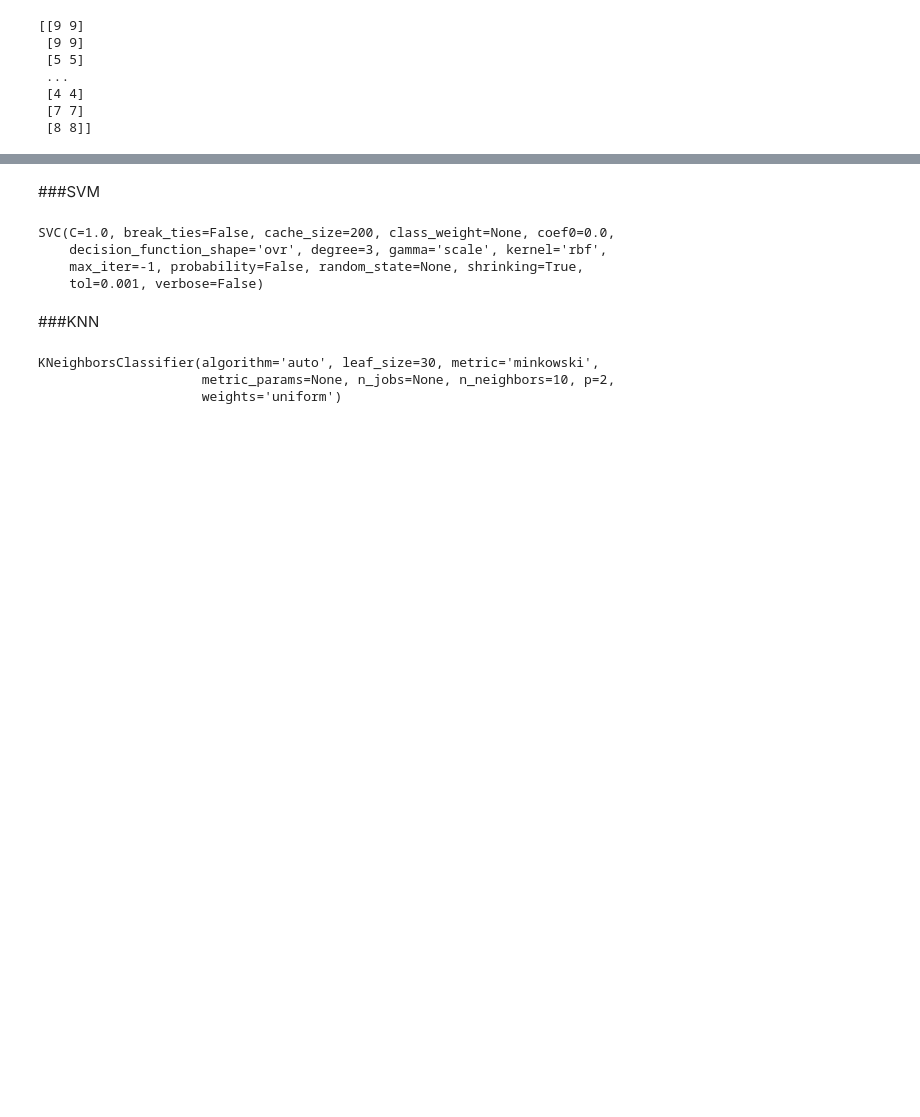
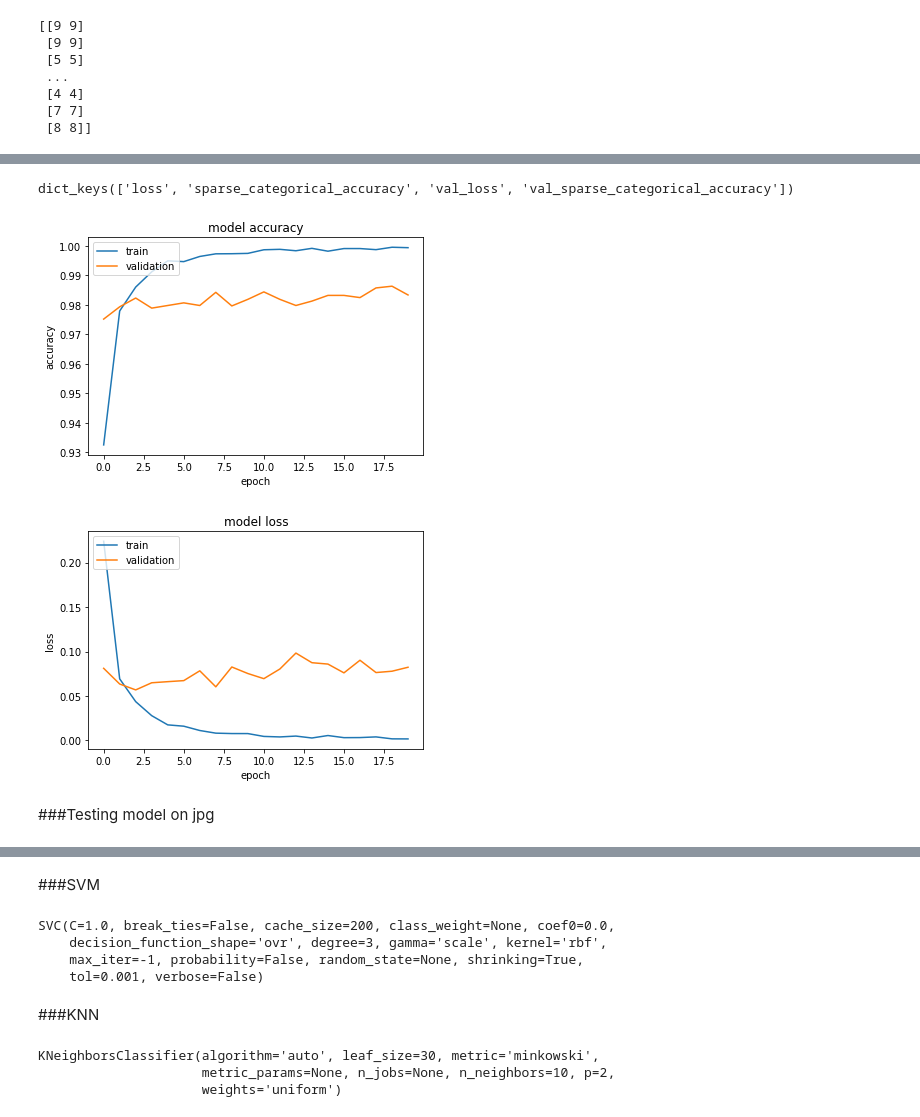
Before and after one commit to ShubhamSaini01/Kaggle, a Jupyter notebook: DigitRecognizer.ipynb, the cells around one changed output, grey strips where cells are left out. Cells and saved outputs as stored; diff of their text form; code cells hidden in the pictures; blank space fills up the shorter version.

```diff
--- a/DigitRecognizer.ipynb
+++ b/DigitRecognizer.ipynb
@@ -96,9 +85,9 @@ cnn = tf.keras.models.Sequential()
 cnn.add(tf.keras.layers.Conv2D(filters = 32, kernel_size = 3, activation = 'relu', input_shape = [28,28,1]))
 cnn.add(tf.keras.layers.MaxPool2D(pool_size=2, strides=2))
 cnn.add(tf.keras.layers.Flatten())
-cnn.add(tf.keras.layers.Dense(units=64,activation='relu'))
+cnn.add(tf.keras.layers.Dense(units=128, activation='leaky_relu'))
 cnn.add(tf.keras.layers.Dense(units=10, activation = 'softmax'))
 cnn.compile(optimizer = 'adam', loss = 'sparse_categorical_crossentropy', metrics = ['sparse_categorical_accuracy'])
-cnn.fit(x = X_train, y = y_train, validation_split = 0.2, batch_size=32, epochs = 20)
+history = cnn.fit(x = X_train, y = y_train, validation_split = 0.2, batch_size=32, epochs = 20)
 # %% [output]
 Epoch 1/20
@@ -187,0 +164,25 @@ OSError: ignored
+# %%
+print(history.history.keys())
+# %% [output]
+dict_keys(['loss', 'sparse_categorical_accuracy', 'val_loss', 'val_sparse_categorical_accuracy'])
+# %%
+plt.plot(history.history['sparse_categorical_accuracy'])
+plt.plot(history.history['val_sparse_categorical_accuracy'])
+plt.title('model accuracy')
+plt.ylabel('accuracy')
+plt.xlabel('epoch')
+plt.legend(['train', 'validation'], loc='upper left')
+plt.show()
+# summarize history for loss
+plt.plot(history.history['loss'])
+plt.plot(history.history['val_loss'])
+plt.title('model loss')
+plt.ylabel('loss')
+plt.xlabel('epoch')
+plt.legend(['train', 'validation'], loc='upper left')
+plt.show()
+# %% [output]
+[figure, added]
+[figure, added]
+# %% [markdown]
+###Testing model on jpg
```
Also changed, not shown: parts of 17 cells of this notebook.
